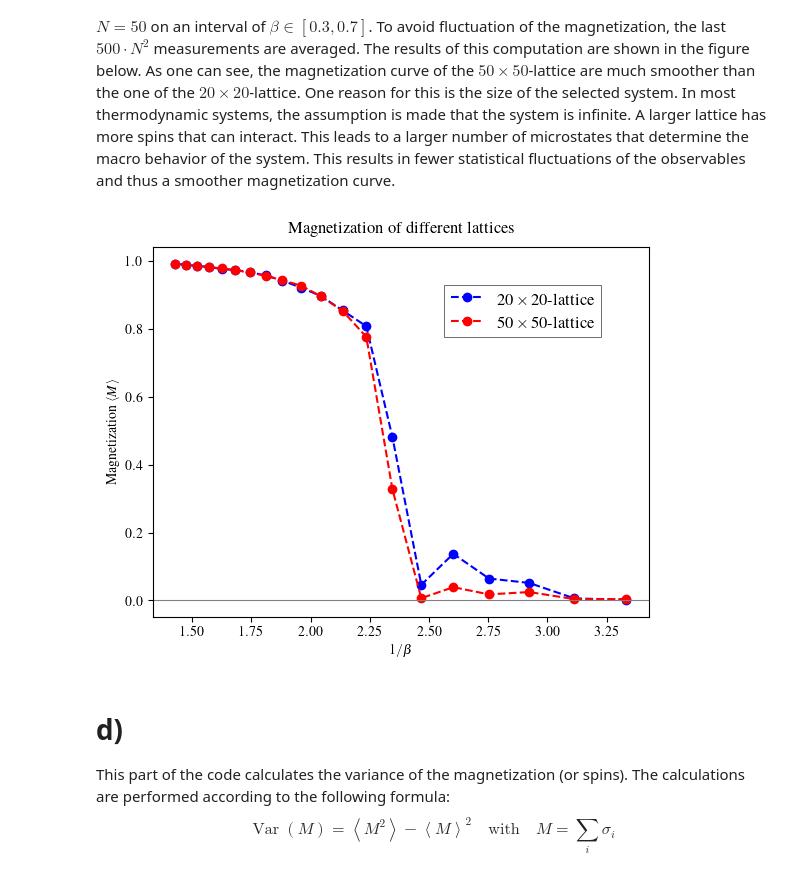
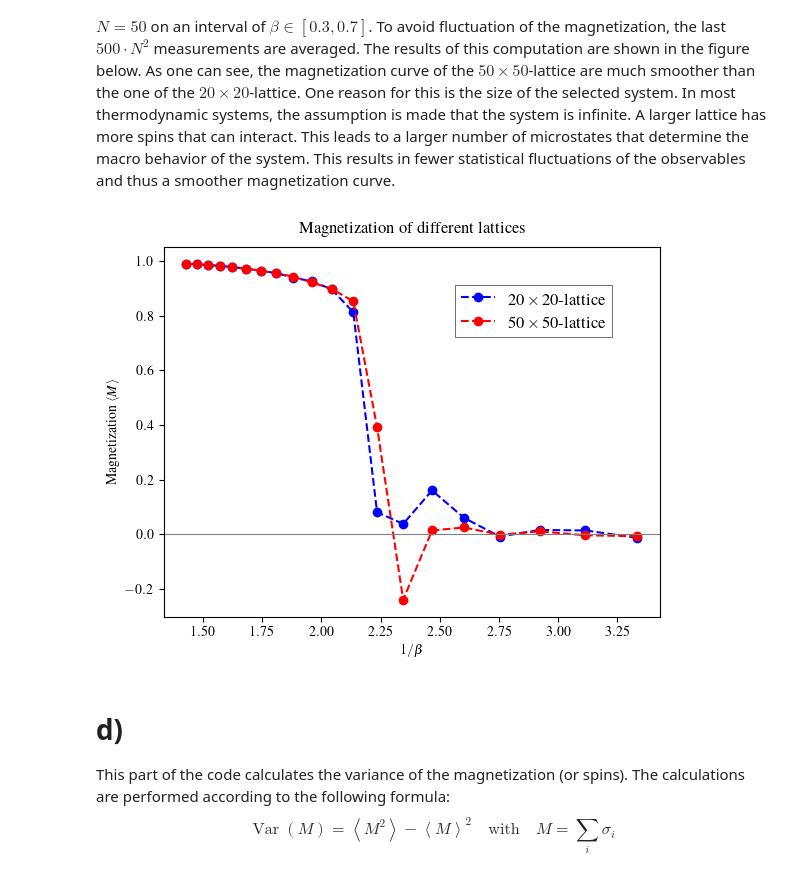
Before and after one commit to dantona02/metropolis, a Jupyter notebook: metropolis.ipynb, the cells around one changed output. Drawn from its saved outputs; the diff is of its cells as text; code cells hidden in the pictures.

```diff
--- a/metropolis.ipynb
+++ b/metropolis.ipynb
@@ -108,5 +207,7 @@ This results in fewer statistical fluctuations of the observables and thus a smo
 # %%
 betas = np.linspace(0.3, 0.7, 20)
 N = [20, 50]
-steps = [10000 * i**2 for i in N]
-sweeps = [500 * i**2 for i in N]
+steps = [10000 for i in N]
+sweeps = [500 for i in N]
+model = Isingmodel()
+magnetization = model.get_magnetization(N, betas, steps, sweeps, 4)
@@ -127,25 +214,22 @@ def get_magnetization(N, betas, sweeps):
-# %%
-magnetization = get_magnetization(N, betas, sweeps)
-magnetization
 # %%
 fig, ax = plt.subplots()
 
-ax.plot(1 / betas, abs(magnetization[0]), 'o--', c='blue', label=r'$20\times20$-lattice')
-ax.plot(1 / betas, abs(magnetization[1]), 'o--', c='red', label=r'$50\times50$-lattice')
+ax.plot(1 / betas, magnetization[0], 'o--', c='blue', label=r'$20\times20$-lattice')
+ax.plot(1 / betas, magnetization[1], 'o--', c='red', label=r'$50\times50$-lattice')
 ax.axhline(0, c='grey', linewidth=.8)
 ax.set_xlabel(r'$1/\beta$')
 ax.set_ylabel(r'Magnetization $\langle M\rangle$')
 plt.title('Magnetization of different lattices', fontsize=12, pad=10)
 
 legend = ax.legend(loc="upper right", bbox_to_anchor=(0.92, 0.92), fancybox=False, edgecolor='black', fontsize=12)
 legend.set_zorder(10)
 legend.get_frame().set_linewidth(0.5)
 
 plt.show()
 
 # fig.savefig(f"/Users/danielmiksch/Downloads/magnetization.pdf")
 # %% [output]
-[figure, old version]
+[figure, new version]
 # %%
 # fig, axes = plt.subplots(1, 2, figsize=(12,4))
 #
```
Also changed, not shown: parts of 37 cells of this notebook.
